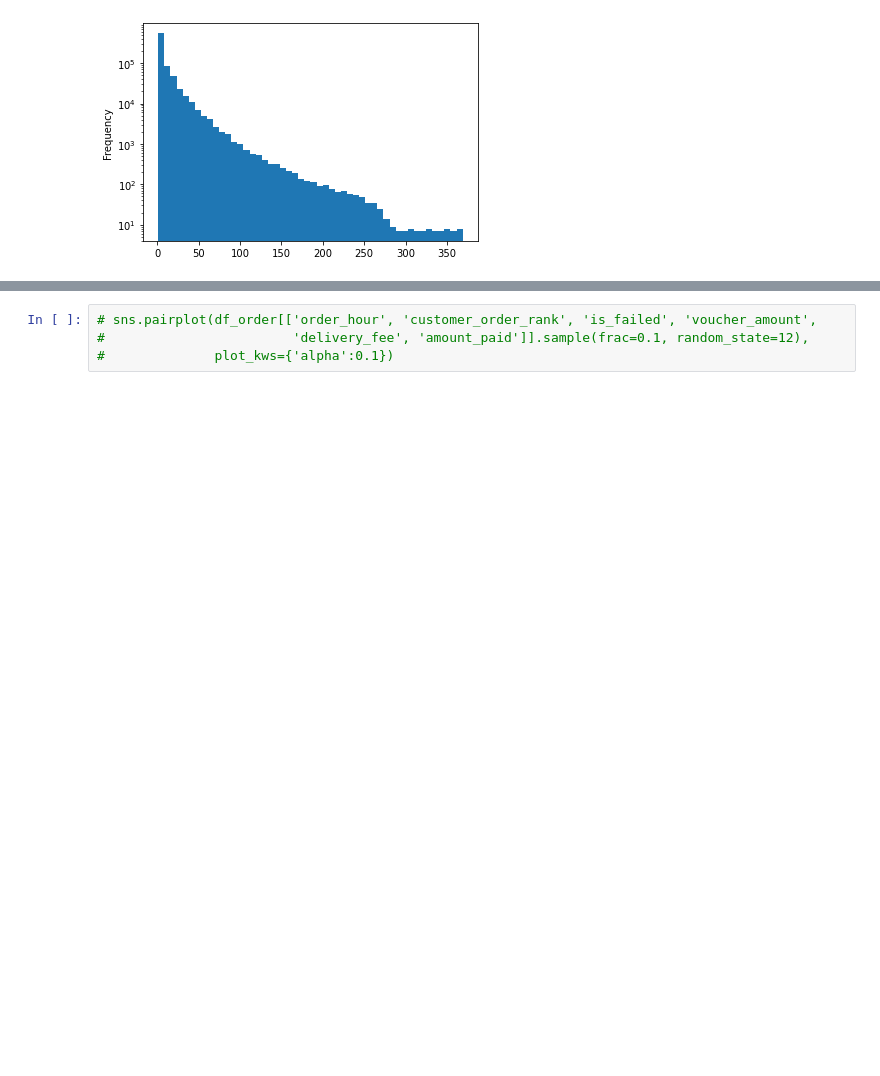
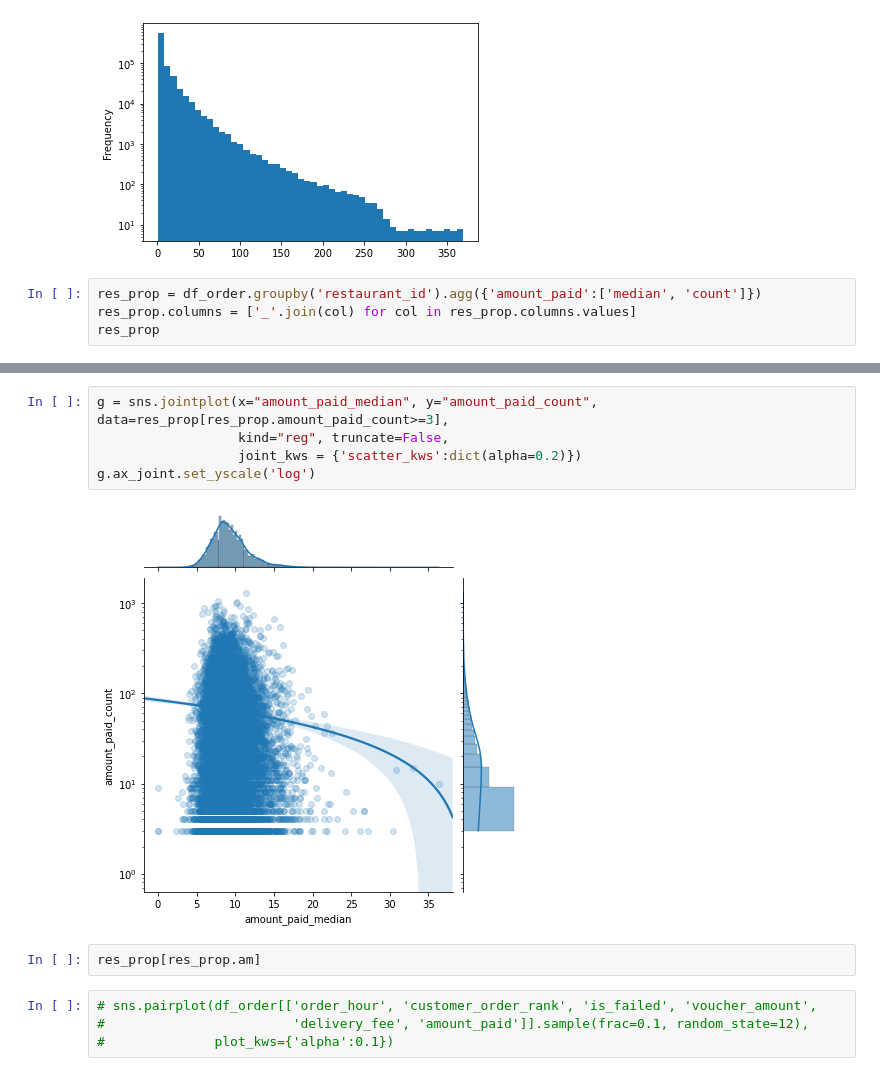
Before and after one commit to iceberg12/orange-eat-apple, a Jupyter notebook: EDA.ipynb, the cells around one changed output, grey strips where cells are left out. Saved outputs shown, nothing was run; the diff lists cells and outputs as text; blank space fills up the shorter version.

```diff
--- a/EDA.ipynb
+++ b/EDA.ipynb
@@ -108,3 +114,7 @@ df_order.customer_order_rank.plot(kind='hist', bins=50, logy=True)
 # %% [output]
 <AxesSubplot:ylabel='Frequency'>
 [figure]
+# %%
+res_prop = df_order.groupby('restaurant_id').agg({'amount_paid':['median', 'count']})
+res_prop.columns = ['_'.join(col) for col in res_prop.columns.values]
+res_prop
@@ -111,3 +136,12 @@ df_order.customer_order_rank.plot(kind='hist', bins=50, logy=True)
+# %%
+g = sns.jointplot(x="amount_paid_median", y="amount_paid_count", data=res_prop[res_prop.amount_paid_count>=3],
+                  kind="reg", truncate=False,
+                  joint_kws = {'scatter_kws':dict(alpha=0.2)})
+g.ax_joint.set_yscale('log')
+# %% [output]
+[figure, added]
+# %%
+res_prop[res_prop.am]
 # %%
 # sns.pairplot(df_order[['order_hour', 'customer_order_rank', 'is_failed', 'voucher_amount',
 #                        'delivery_fee', 'amount_paid']].sample(frac=0.1, random_state=12),
```
Also changed, not shown: parts of 37 cells of this notebook.
